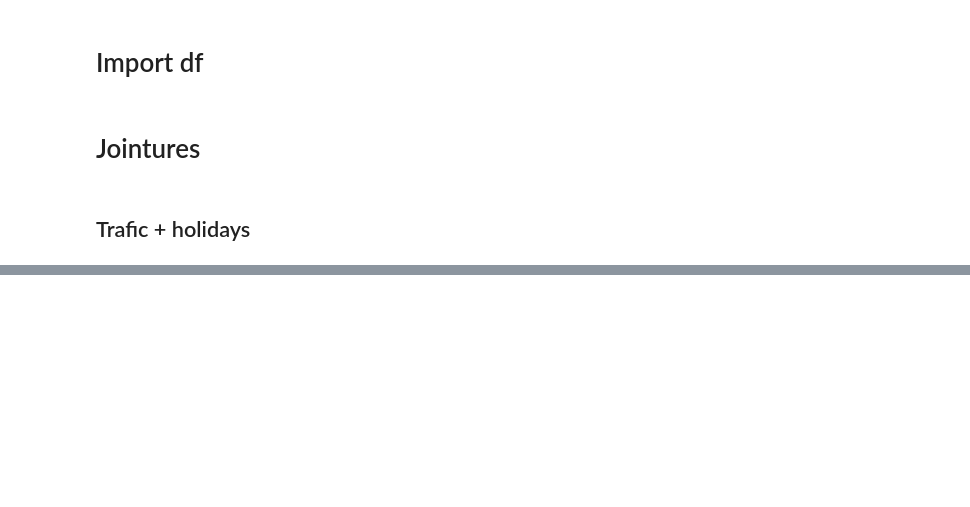
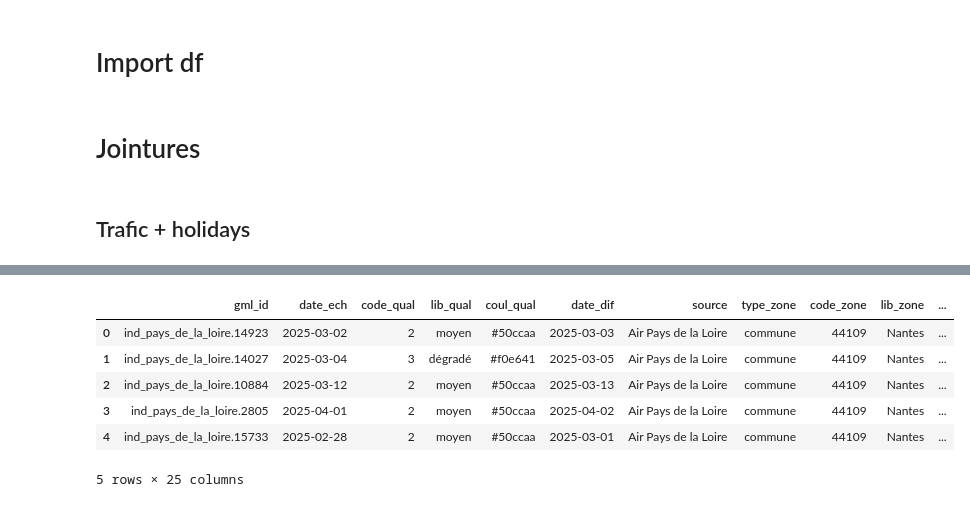
Before and after one commit to BENOUSSAIDarezkimalek/AI_model_urban_mobility, a Jupyter notebook: src/concatenation.ipynb, the cells around one changed output, grey strips where cells are left out. Saved outputs shown, nothing was run; the diff lists cells and outputs as text; code cells hidden in the pictures; blank space fills up the shorter version.

```diff
--- a/src/concatenation.ipynb
+++ b/src/concatenation.ipynb
@@ -137,0 +276,2 @@ df_trafic_holidays
+# %%
+df_pollution_data['date_ech'] = pd.to_datetime(df_pollution_data['date_ech'])
@@ -137,0 +298,10 @@ df_trafic_holidays
+# %%
+df_pollution_data.head()
+# %% [output]
+|  | gml_id | date_ech | code_qual | lib_qual | coul_qual | date_dif | source | type_zone | code_zone | lib_zone | ... |
+| 0 | ind_pays_de_la_loire.14923 | 2025-03-02 | 2 | moyen | #50ccaa | 2025-03-03 | Air Pays de la Loire | commune | 44109 | Nantes | ... |
+| 1 | ind_pays_de_la_loire.14027 | 2025-03-04 | 3 | dégradé | #f0e641 | 2025-03-05 | Air Pays de la Loire | commune | 44109 | Nantes | ... |
+| 2 | ind_pays_de_la_loire.10884 | 2025-03-12 | 2 | moyen | #50ccaa | 2025-03-13 | Air Pays de la Loire | commune | 44109 | Nantes | ... |
+| 3 | ind_pays_de_la_loire.2805 | 2025-04-01 | 2 | moyen | #50ccaa | 2025-04-02 | Air Pays de la Loire | commune | 44109 | Nantes | ... |
+| 4 | ind_pays_de_la_loire.15733 | 2025-02-28 | 2 | moyen | #50ccaa | 2025-03-01 | Air Pays de la Loire | commune | 44109 | Nantes | ... |
+5 rows × 25 columns
```
Also changed, not shown: parts of 57 cells of this notebook.
